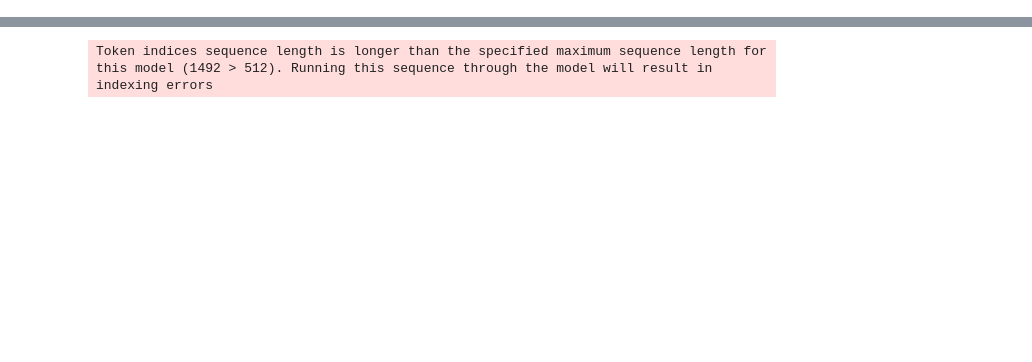
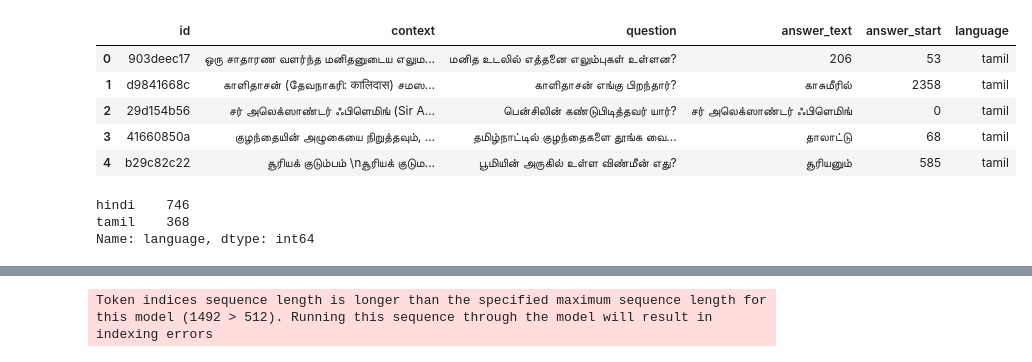
Before and after one commit to amitwalia45944/Hindi-and-Tamil-Question-Answering, a Jupyter notebook: chaii.ipynb, the cells around one changed output, grey strips where cells are left out. Cells and saved outputs as stored; diff of their text form; code cells hidden in the pictures; blank space fills up the shorter version.

```diff
--- a/chaii.ipynb
+++ b/chaii.ipynb
@@ -37,2 +50,17 @@ for dirname, _, filenames in os.walk('/kaggle/input'):
 # %%
 train=pd.read_csv("../input/chaii-hindi-and-tamil-question-answering/train.csv")
+# %%
+train.head()
+# %% [output]
+|  | id | context | question | answer_text | answer_start | language |
+| 0 | 903deec17 | ஒரு சாதாரண வளர்ந்த மனிதனுடைய எலும... | மனித உடலில் எத்தனை எலும்புகள் உள்ளன? | 206 | 53 | tamil |
+| 1 | d9841668c | காளிதாசன் (தேவநாகரி: कालिदास) சமஸ... | காளிதாசன் எங்கு பிறந்தார்? | காசுமீரில் | 2358 | tamil |
+| 2 | 29d154b56 | சர் அலெக்ஸாண்டர் ஃபிளெமிங் (Sir A... | பென்சிலின் கண்டுபிடித்தவர் யார்? | சர் அலெக்ஸாண்டர் ஃபிளெமிங் | 0 | tamil |
+| 3 | 41660850a | குழந்தையின் அழுகையை நிறுத்தவும், ... | தமிழ்நாட்டில் குழந்தைகளை தூங்க வை... | தாலாட்டு | 68 | tamil |
+| 4 | b29c82c22 | சூரியக் குடும்பம் \nசூரியக் குடும... | பூமியின் அருகில் உள்ள விண்மீன் எது? | சூரியனும் | 585 | tamil |
+# %%
+train.language.value_counts()
+# %% [output]
+hindi    746
+tamil    368
+Name: language, dtype: int64
```
Also changed, not shown: parts of 24 cells of this notebook.
